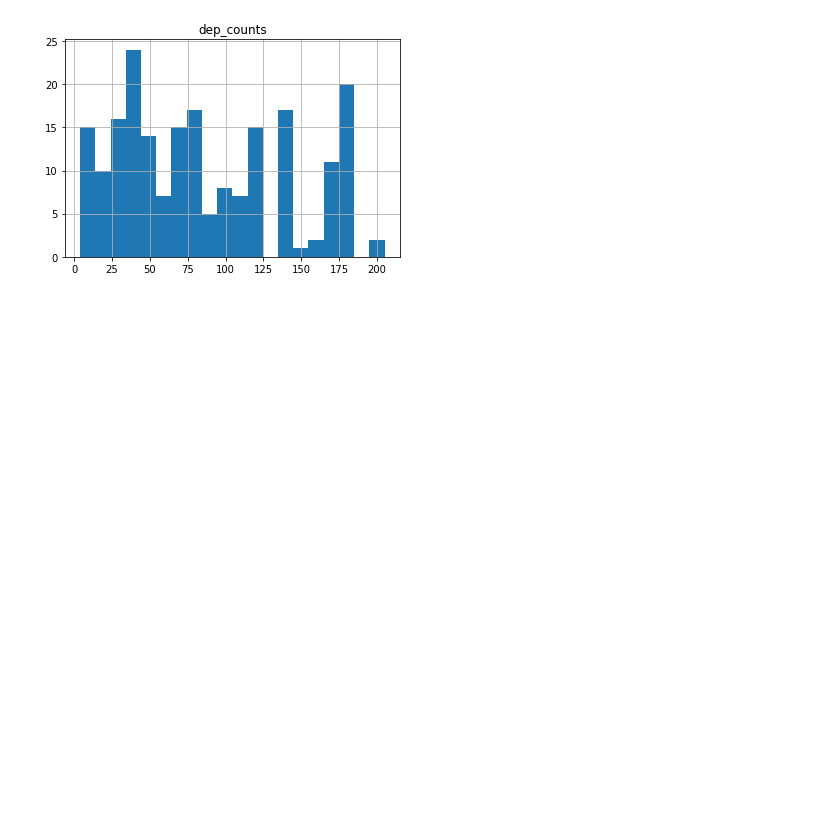
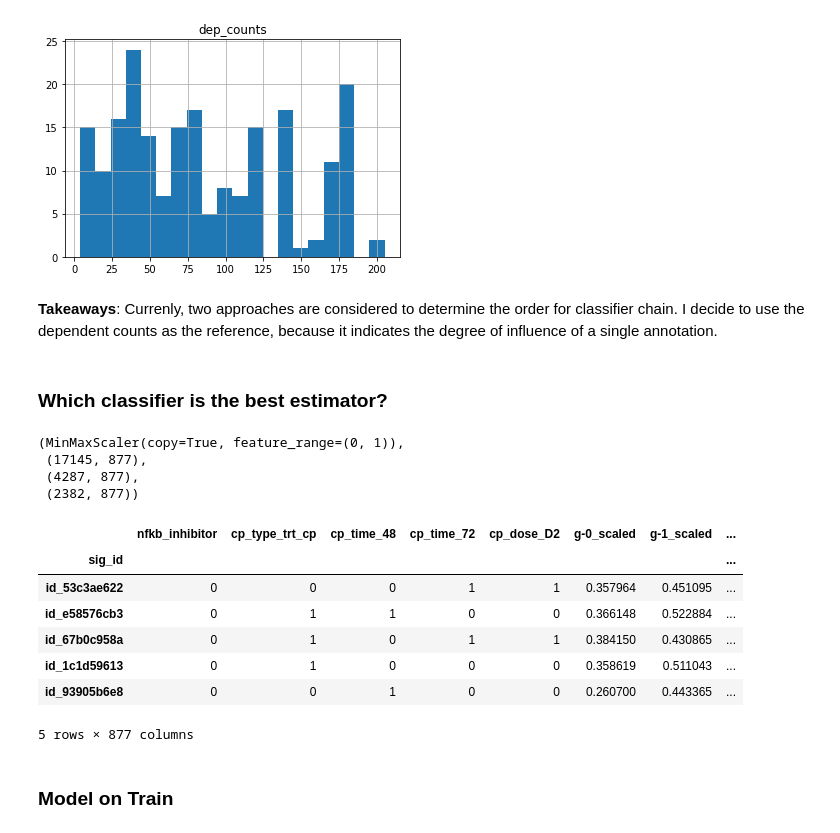
Before and after one commit to Yongliang-Shi/Mechanism-of-Action-Prediction, a Jupyter notebook: model_moa.ipynb, the cells around one changed output. Saved outputs shown, nothing was run; the diff lists cells and outputs as text; code cells hidden in the pictures; blank space fills up the shorter version.

```diff
--- a/model_moa.ipynb
+++ b/model_moa.ipynb
@@ -565,3 +570,34 @@ target_dep_counts.hist(bins=20)
 array([[<matplotlib.axes._subplots.AxesSubplot object at 0x...>]],
       dtype=object)
 [figure]
+# %% [markdown]
+**Takeaways**:
+Currenly, two approaches are considered to determine the order for classifier chain. I decide to use the dependent counts as the reference, because it indicates the degree of influence of a single annotation.
+# %% [markdown]
+### Which classifier is the best estimator?
+# %%
+# Load the data set
+df = pd.read_csv('screen_estimator.csv', index_col=0)
+
+# Prepare the data set
+scaler, train_scaled, validate_scaled, test_scaled = prepare.prep_screen_estimator(df)
+
+# Print the scaler and the shape of the data
+scaler, train_scaled.shape, validate_scaled.shape, test_scaled.shape
+# %% [output]
+(MinMaxScaler(copy=True, feature_range=(0, 1)),
+ (17145, 877),
+ (4287, 877),
+ (2382, 877))
+# %%
+# Take a look at train_scaled
+train_scaled.head()
+# %% [output]
+|  | nfkb_inhibitor | cp_type_trt_cp | cp_time_48 | cp_time_72 | cp_dose_D2 | g-0_scaled | g-1_scaled | ... |
+| sig_id |  |  |  |  |  |  |  | ... |
+| id_53c3ae622 | 0 | 0 | 0 | 1 | 1 | 0.357964 | 0.451095 | ... |
+| id_e58576cb3 | 0 | 1 | 1 | 0 | 0 | 0.366148 | 0.522884 | ... |
+| id_67b0c958a | 0 | 1 | 0 | 1 | 1 | 0.384150 | 0.430865 | ... |
+| id_1c1d59613 | 0 | 1 | 0 | 0 | 0 | 0.358619 | 0.511043 | ... |
+| id_93905b6e8 | 0 | 0 | 1 | 0 | 0 | 0.260700 | 0.443365 | ... |
+5 rows × 877 columns
@@ -567,0 +614,2 @@ array([[<matplotlib.axes._subplots.AxesSubplot object at 0x...>]],
+# %% [markdown]
+### Model on Train
```
Also changed, not shown: parts of 17 cells of this notebook.
